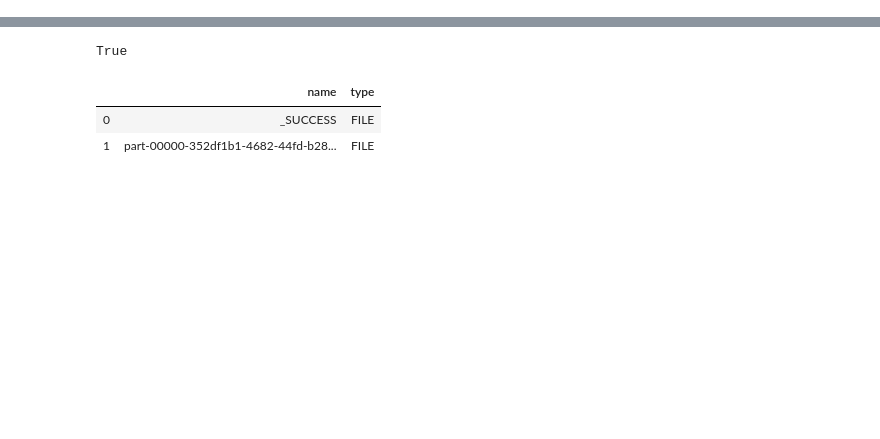
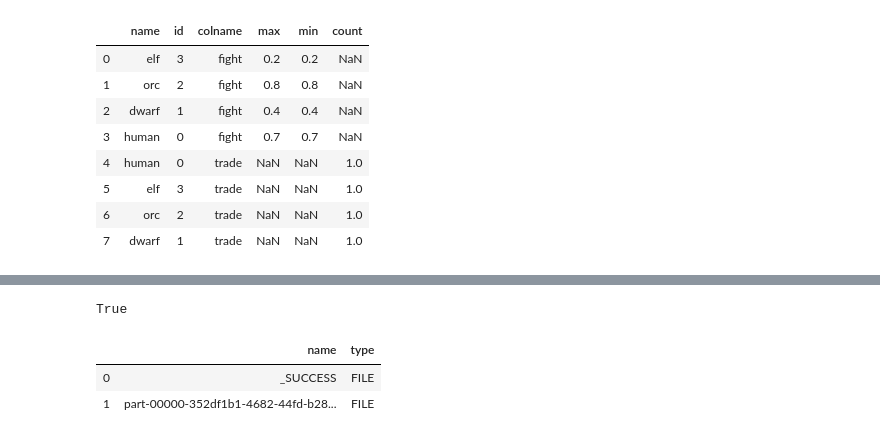
Before and after one commit to natbusa/databox, a Jupyter notebook: demos/oasis/demo/pipeline/ingest/src/example.ipynb, the cells around one changed output, grey strips where cells are left out. Saved outputs shown, nothing was run; the diff lists cells and outputs as text; code cells hidden in the pictures; blank space fills up the shorter version.

```diff
--- a/demos/oasis/demo/pipeline/ingest/src/example.ipynb
+++ b/demos/oasis/demo/pipeline/ingest/src/example.ipynb
@@ -39,0 +73,13 @@ df.data.grid()
+# %%
+df.cols.groupby('id', 'name')\
+    .agg({'fight':[F.max, 'min'], 'trade': 'count'}, stack=True).data.grid()
+# %% [output]
+|  | name | id | colname | max | min | count |
+| 0 | elf | 3 | fight | 0.2 | 0.2 | NaN |
+| 1 | orc | 2 | fight | 0.8 | 0.8 | NaN |
+| 2 | dwarf | 1 | fight | 0.4 | 0.4 | NaN |
+| 3 | human | 0 | fight | 0.7 | 0.7 | NaN |
+| 4 | human | 0 | trade | NaN | NaN | 1.0 |
+| 5 | elf | 3 | trade | NaN | NaN | 1.0 |
+| 6 | orc | 2 | trade | NaN | NaN | 1.0 |
+| 7 | dwarf | 1 | trade | NaN | NaN | 1.0 |
```
Also changed, not shown: parts of 19 cells of this notebook, 29 other files.
